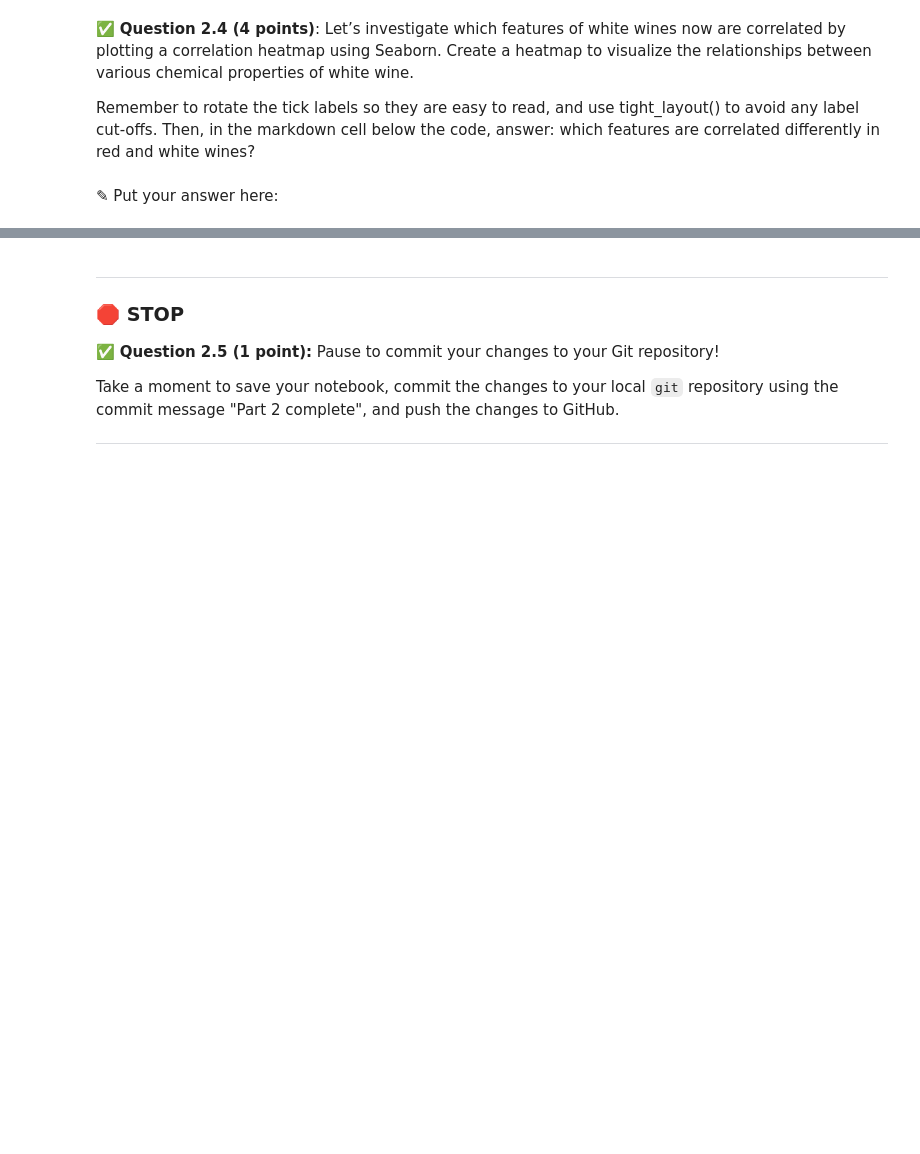
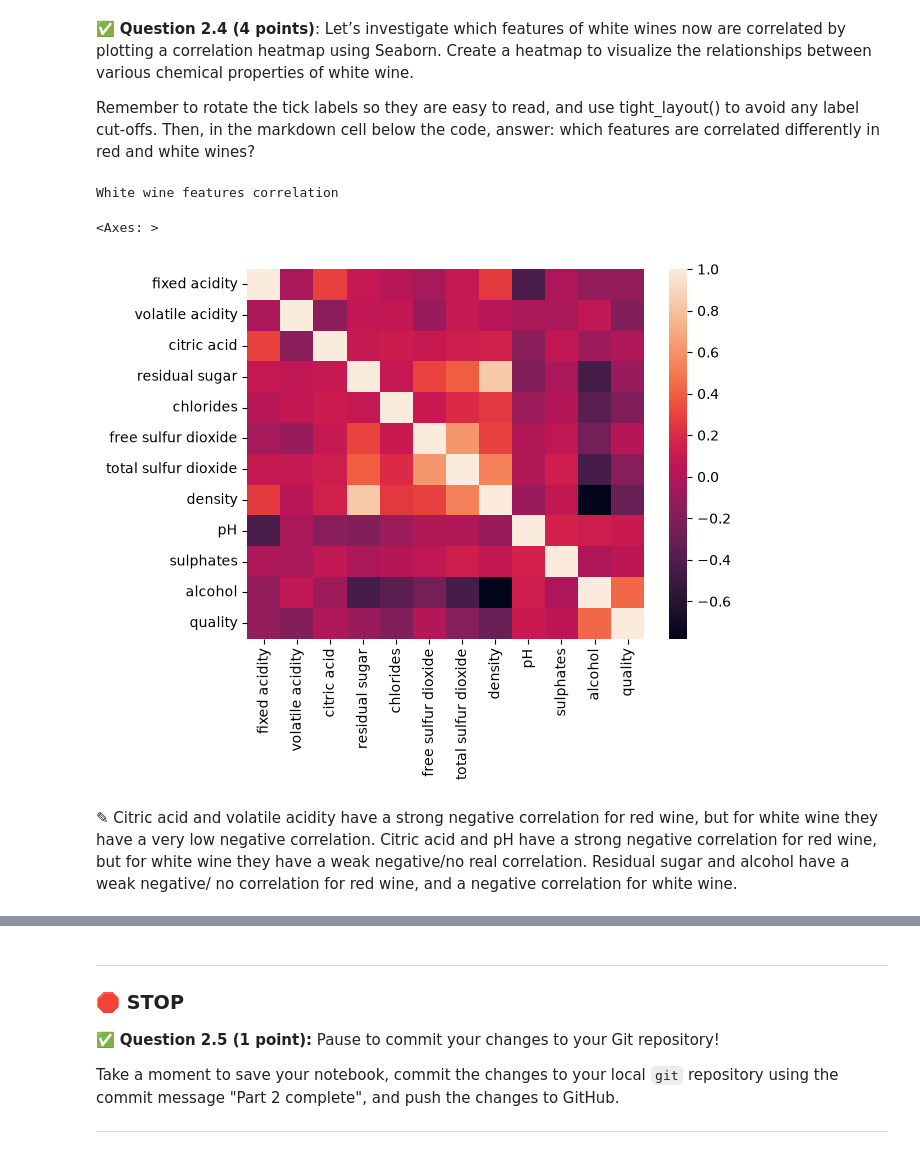
Before and after one commit to alvagile-1811/CMSE202-f26-turnin, a Jupyter notebook: hw-03/HW03-Regression-STUDENT.ipynb, the cells around one changed output, grey strips where cells are left out. Cells and saved outputs as stored; diff of their text form; code cells hidden in the pictures; blank space fills up the shorter version.

```diff
--- a/hw-03/HW03-Regression-STUDENT.ipynb
+++ b/hw-03/HW03-Regression-STUDENT.ipynb
@@ -215,8 +259,14 @@ Remember to rotate the tick labels so they are easy to read, and use tight_layou
 Then, in the markdown cell below the code, answer: which features are correlated differently in red and white wines?
 # %%
 # Put your code here
+print("\nWhite wine features correlation")
+sns.heatmap(white_wine.corr())
+# %% [output]
+White wine features correlation
+<Axes: >
+[figure, added]
 # %% [markdown]
-<font size=+3>&#9998;</font> Put your answer here:
+<font size=+3>&#9998;</font> Citric acid and volatile acidity have a strong negative correlation for red wine, but for white wine they have a very low negative correlation. Citric acid and pH have a strong negative correlation for red wine, but for white wine they have a weak negative/no real correlation. Residual sugar and alcohol have a weak negative/ no correlation for red wine, and a negative correlation for white wine.
 # %% [markdown]
 <!-- END QUESTION -->
 <!-- DO NOT MODIFY OR DELETE THIS CELL. Make sure your solution to the question above is in the cell(s) above this one. -->
```
Also changed, not shown: parts of 10 cells of this notebook.
